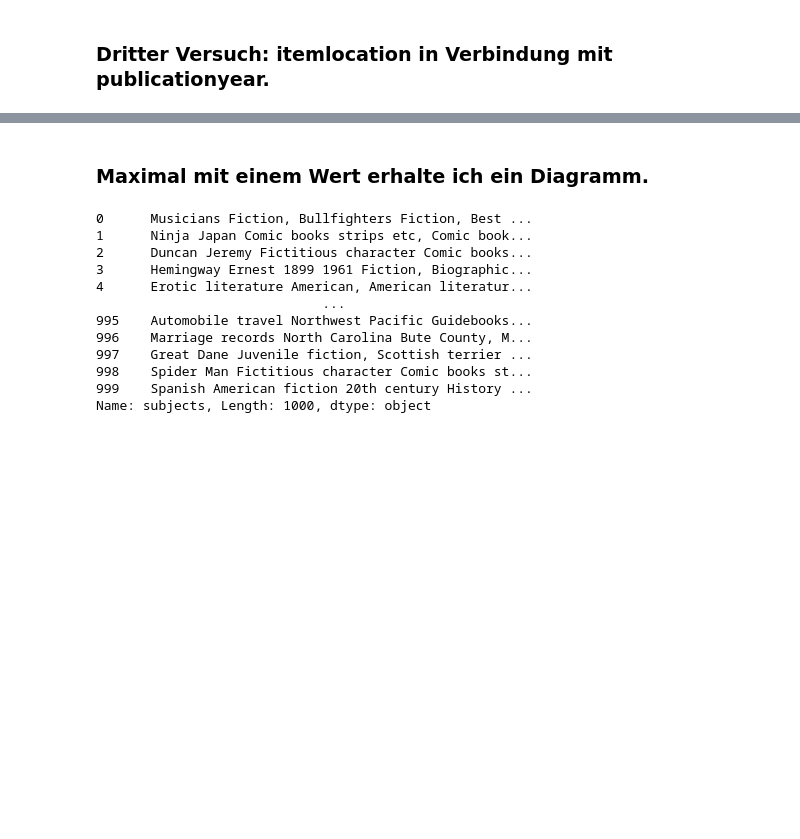
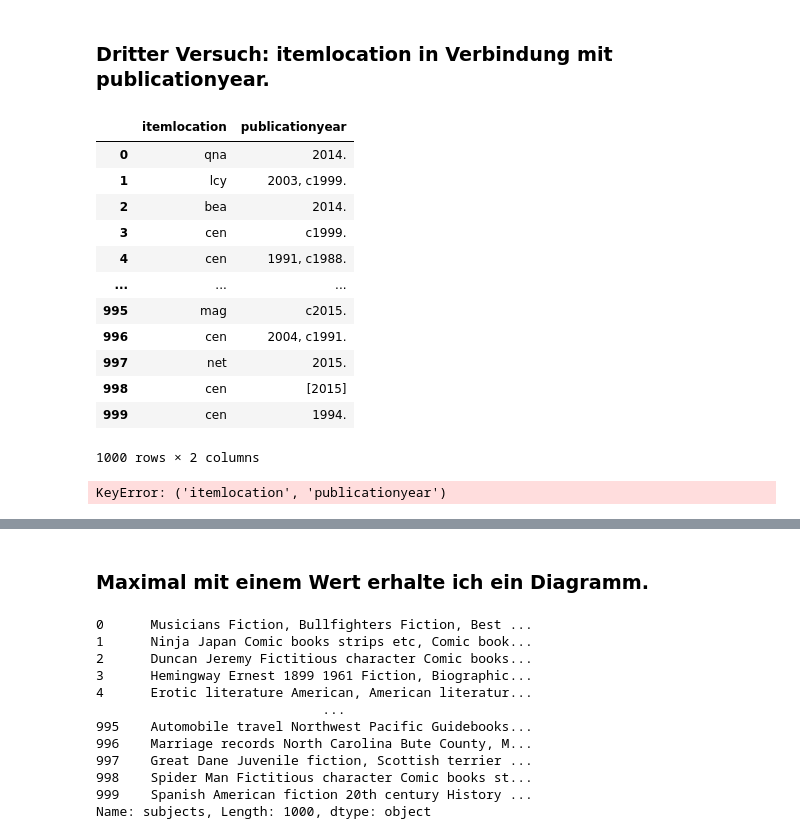
Before and after one commit to janamandrys/Jupyter_Notebook-MALIS, a Jupyter notebook: FOERSTNER_MALIS19.3_AUFGABE2.ipynb, the cells around one changed output, grey strips where cells are left out. Drawn from its saved outputs; the diff is of its cells as text; code cells hidden in the pictures; blank space fills up the shorter version.

```diff
--- a/FOERSTNER_MALIS19.3_AUFGABE2.ipynb
+++ b/FOERSTNER_MALIS19.3_AUFGABE2.ipynb
@@ -23,4 +23,4 @@ urllib.request.urlretrieve (url, seattle_inventory)
 # %% [markdown]
 ### Aha! Ich muss also eine Variable mit einer Namenserfindung koppeln. Darauf muss man mal kommen.
 # %%
-apcs = pd.read_csv (seattle_inventory)
+invent = pd.read_csv (seattle_inventory)
@@ -374,7 +235,23 @@ plt.hist ("publicationyear", "itemlocation")
 # %% [markdown]
 ### Dritter Versuch: itemlocation in Verbindung mit publicationyear.
 # %%
-apcs [["itemlocation", "publicationyear"]]
+invent[["itemlocation", "publicationyear"]]
+# %% [output]
+|  | itemlocation | publicationyear |
+| 0 | qna | 2014. |
+| 1 | lcy | 2003, c1999. |
+| 2 | bea | 2014. |
+| 3 | cen | c1999. |
+| 4 | cen | 1991, c1988. |
+| ... | ... | ... |
+| 995 | mag | c2015. |
+| 996 | cen | 2004, c1991. |
+| 997 | net | 2015. |
+| 998 | cen | [2015] |
+| 999 | cen | 1994. |
+1000 rows × 2 columns
 # %%
-apcs ["itemlocation", "publicationyear"].hist
+invent["itemlocation", "publicationyear"].hist
+# %% [output]
+KeyError: ('itemlocation', 'publicationyear')
 # %%
```
Also changed, not shown: parts of 45 cells of this notebook.
